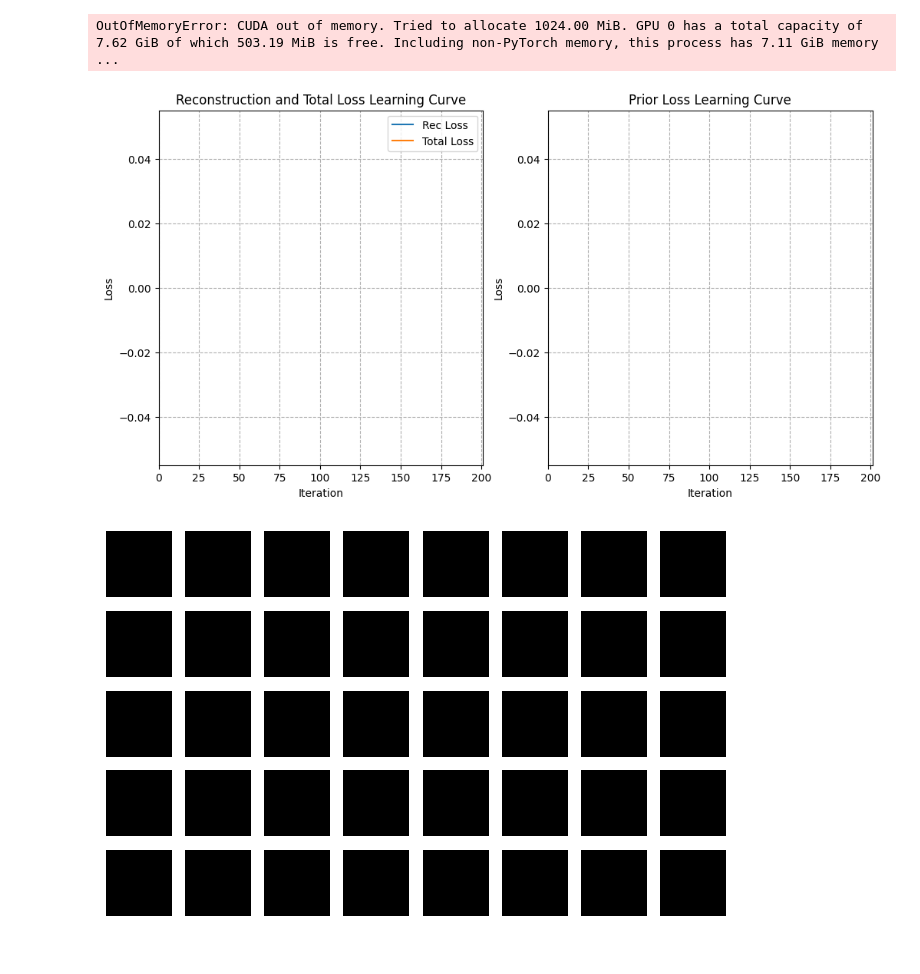
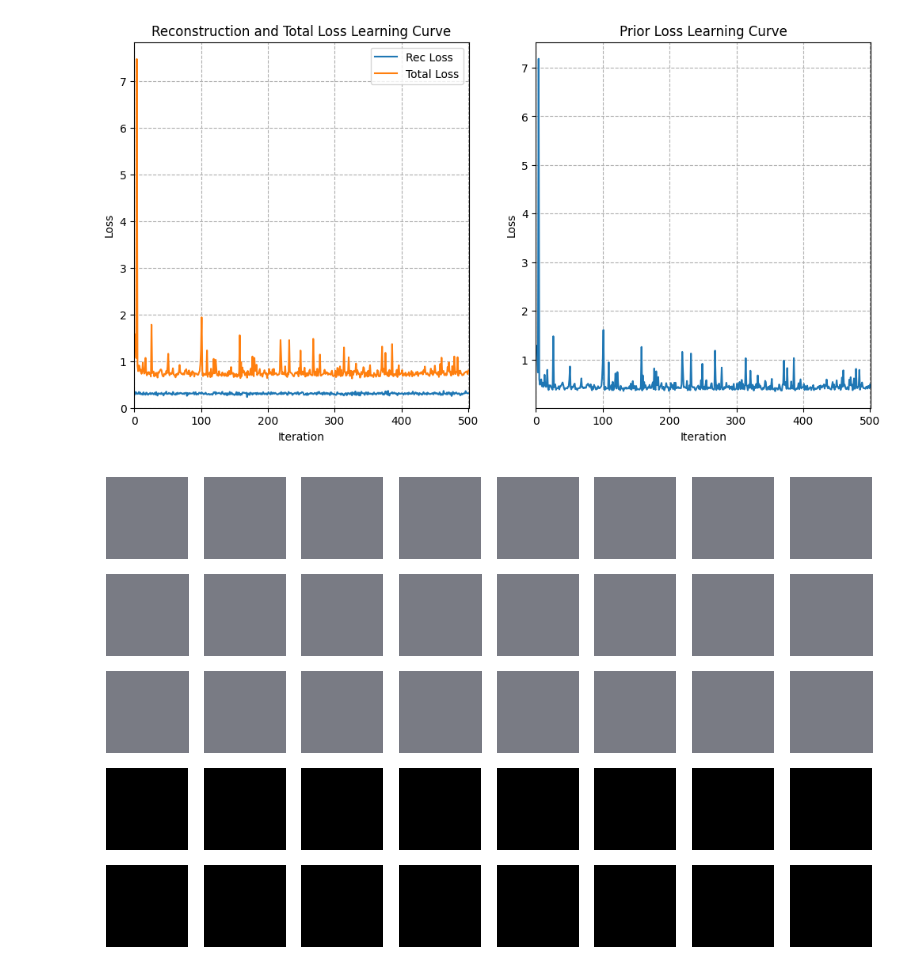
Before and after one commit to mukundan-chariar1/diffusion_transformer_pytorch, a Jupyter notebook: train.ipynb, the cells around one changed output. Cells and saved outputs as stored; diff of their text form; code cells hidden in the pictures.

```diff
--- a/train.ipynb
+++ b/train.ipynb
@@ -56,5 +56,5 @@ sanity_check(ImageDataset(DATA_DIR,
 # %%
-generator=VAE(img_shape=img_size, activation='ReLU', base=64, num_layers=1).to(device)
+generator=ResNetVAE(img_shape=img_size, activation='SiLU', base=64, num_layers=1).to(device)
 summary(generator, (3, 256, 256))
 # %% [output]
 ----------------------------------------------------------------
@@ -77,15 +77,14 @@ Estimated Total Size (MB): 366.48
 # %%
 train_VAE(generator,
               train_dataset,
-              n_iters=200,
-              beta=1,
+              n_iters=500,
+              beta_start=1,
               optimizer_name='Adam',
               optimizer_config=dict(lr=1e-4, weight_decay=1e-5,),
               lr_scheduler_name = 'ReduceLROnPlateau',
               lr_scheduler_config = dict(mode='min', factor=0.1, patience=10),
               rec_loss_fn=nn.MSELoss(reduction='mean'),
               batch_size=32)
 # %% [output]
-OutOfMemoryError: CUDA out of memory. Tried to allocate 1024.00 MiB. GPU 0 has a total capacity of 7.62 GiB of which 503.19 MiB is free. Including non-PyTorch memory, this process has 7.11 GiB memory  ...
-[figure, old version]
+[figure, new version]
-[figure, old version]
+[figure, new version]
```
Also changed, not shown: parts of 4 cells of this notebook, 2 other files.
